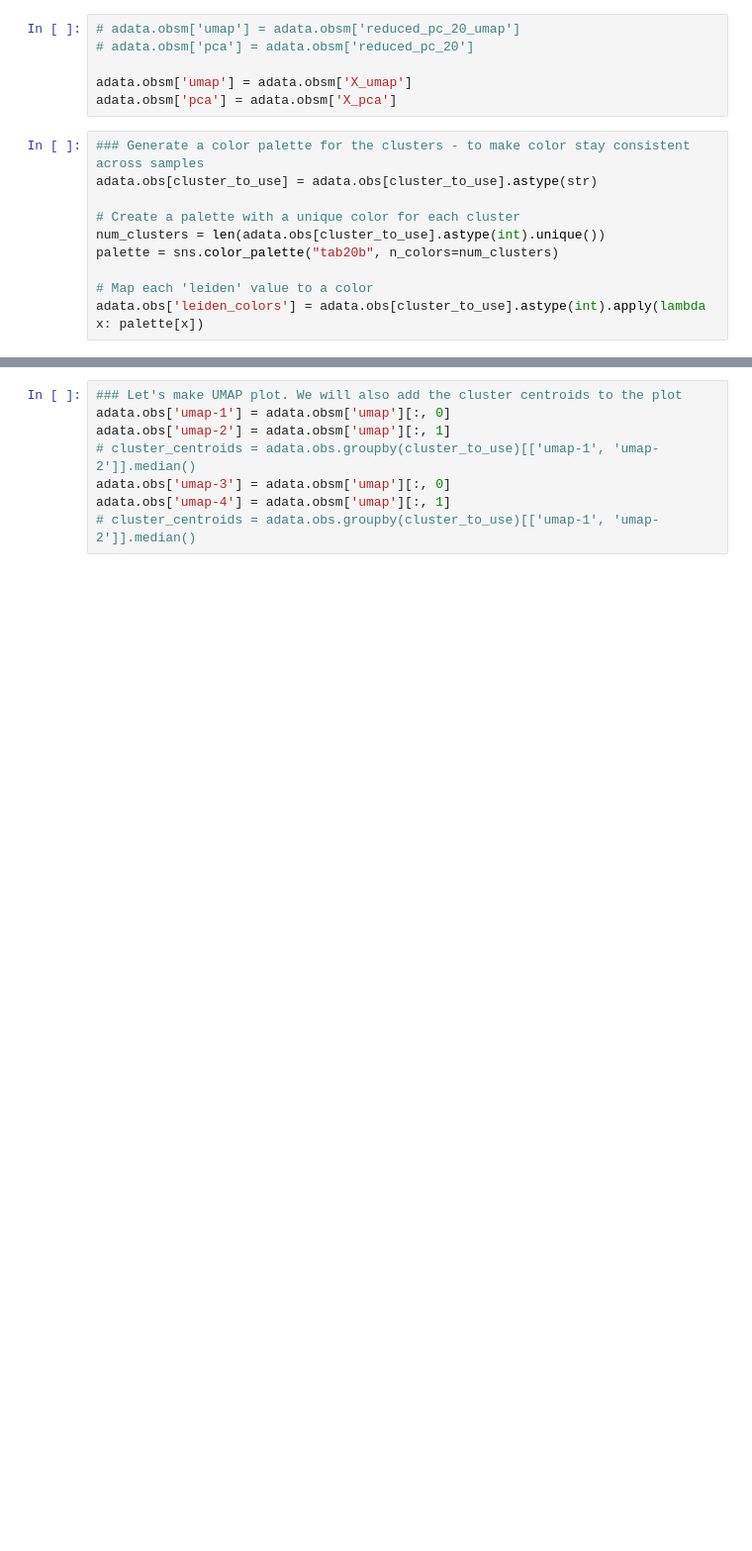
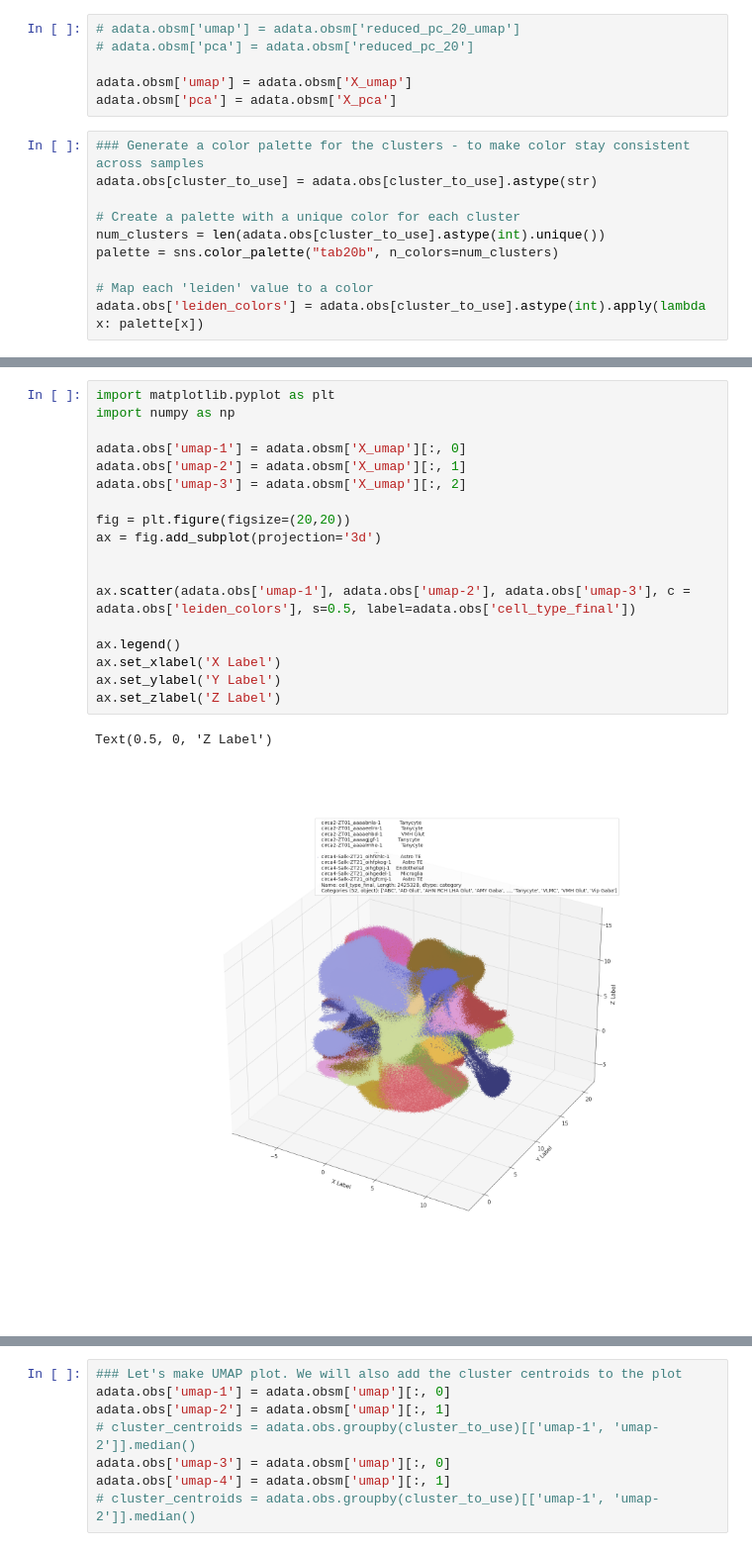
Before and after one commit to Carboneinerte/Xenium-workflow, a Jupyter notebook: Xenium_process_v6_9s.ipynb, the cells around one changed output, grey strips where cells are left out. Shown at 99% size. Drawn from its saved outputs; the diff is of its cells as text; blank space fills up the shorter version.

```diff
--- a/Xenium_process_v6_9s.ipynb
+++ b/Xenium_process_v6_9s.ipynb
@@ -1755,0 +1774,21 @@ adata.obs['leiden_colors'] = adata.obs[cluster_to_use].astype(int).apply(lambda
+# %%
+import matplotlib.pyplot as plt
+import numpy as np
+
+adata.obs['umap-1'] = adata.obsm['X_umap'][:, 0]
+adata.obs['umap-2'] = adata.obsm['X_umap'][:, 1]
+adata.obs['umap-3'] = adata.obsm['X_umap'][:, 2]
+
+fig = plt.figure(figsize=(20,20))
+ax = fig.add_subplot(projection='3d')
+
+
+ax.scatter(adata.obs['umap-1'], adata.obs['umap-2'], adata.obs['umap-3'], c = adata.obs['leiden_colors'], s=0.5, label=adata.obs['cell_type_final'])
+
+ax.legend()
+ax.set_xlabel('X Label')
+ax.set_ylabel('Y Label')
+ax.set_zlabel('Z Label')
+# %% [output]
+Text(0.5, 0, 'Z Label')
+[figure, added]
```
Also changed, not shown: parts of 5 cells of this notebook.
